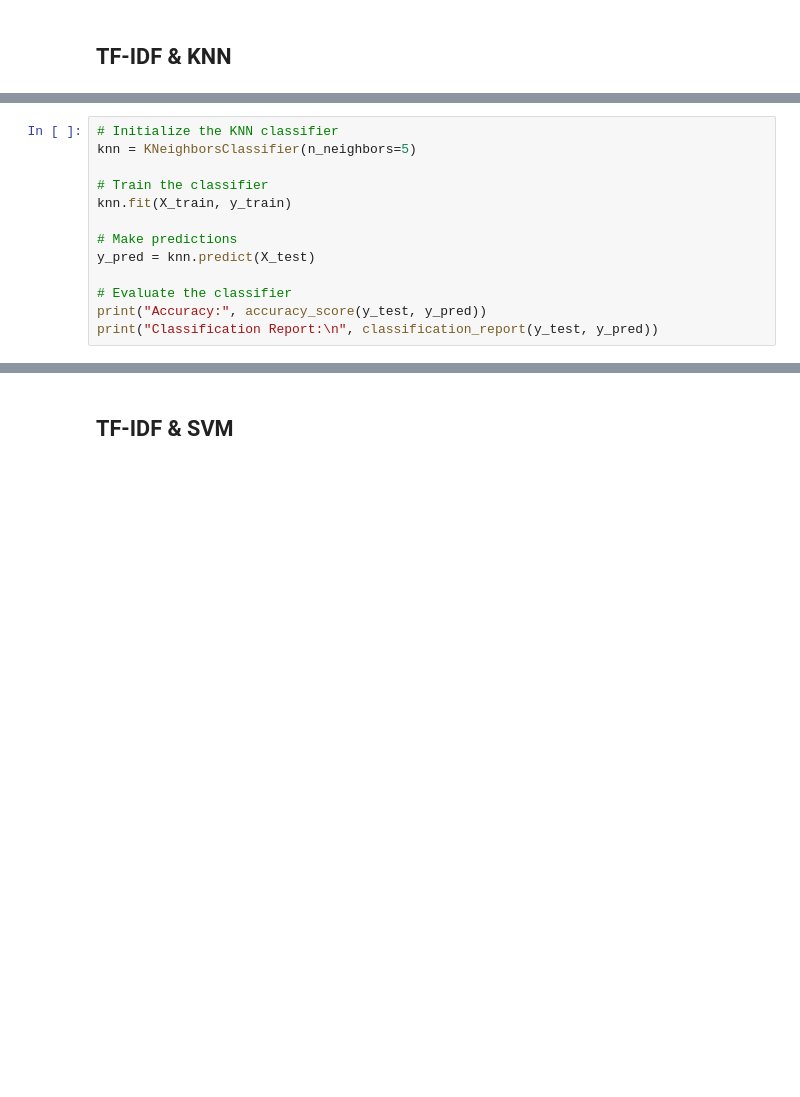
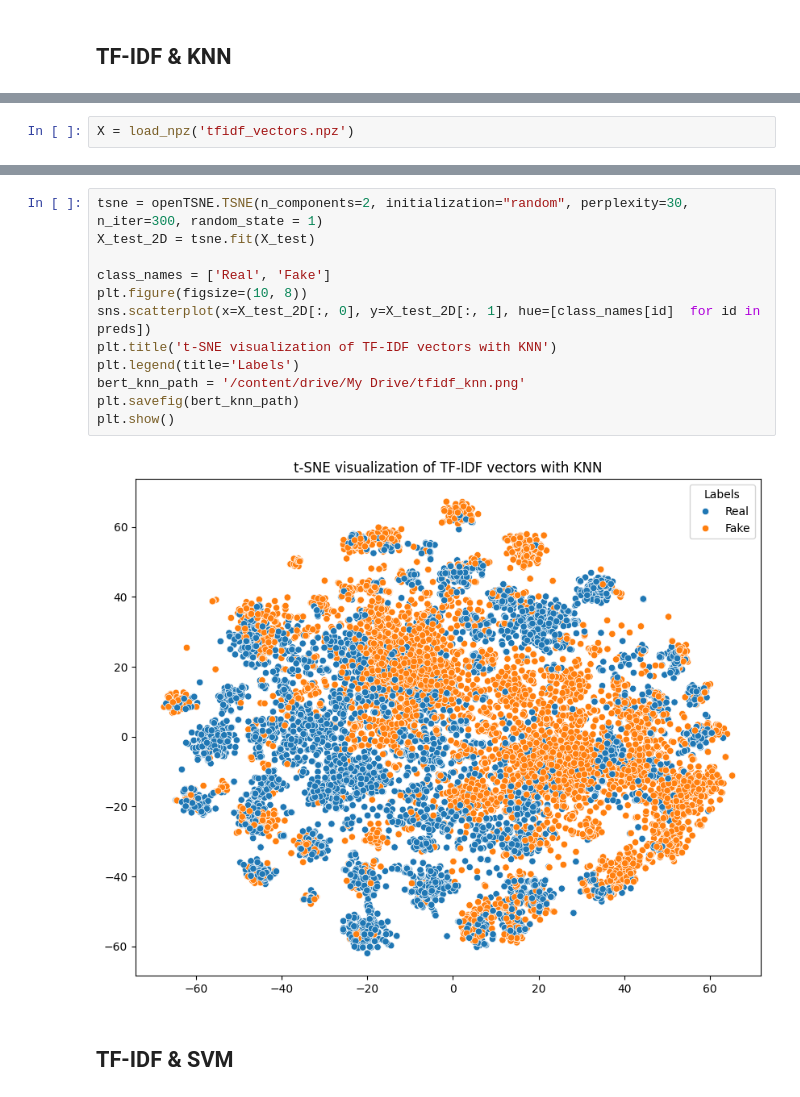
Before and after one commit to aylinkarapanar/fake_news, a Jupyter notebook: Final_Assignment.ipynb, the cells around one changed output, grey strips where cells are left out. Saved outputs shown, nothing was run; the diff lists cells and outputs as text; blank space fills up the shorter version.

```diff
--- a/Final_Assignment.ipynb
+++ b/Final_Assignment.ipynb
@@ -593,0 +617,2 @@ vectorizer_tfidf = TfidfVectorizer(ngram_range = (1,2), use_idf=True)
+# %%
+X = load_npz('tfidf_vectors.npz')
@@ -605,13 +655,0 @@ y_train
-# %%
-# Initialize the KNN classifier
-knn = KNeighborsClassifier(n_neighbors=5)
-
-# Train the classifier
-knn.fit(X_train, y_train)
-
-# Make predictions
-y_pred = knn.predict(X_test)
-
-# Evaluate the classifier
-print("Accuracy:", accuracy_score(y_test, y_pred))
-print("Classification Report:\n", classification_report(y_test, y_pred))
@@ -618,2 +753,16 @@ print("Classification Report:\n", classification_report(y_test, y_pred))
+# %%
+tsne = openTSNE.TSNE(n_components=2, initialization="random", perplexity=30, n_iter=300, random_state = 1)
+X_test_2D = tsne.fit(X_test)
+
+class_names = ['Real', 'Fake']
+plt.figure(figsize=(10, 8))
+sns.scatterplot(x=X_test_2D[:, 0], y=X_test_2D[:, 1], hue=[class_names[id]  for id in preds])
+plt.title('t-SNE visualization of TF-IDF vectors with KNN')
+plt.legend(title='Labels')
+bert_knn_path = '/content/drive/My Drive/tfidf_knn.png'
+plt.savefig(bert_knn_path)
+plt.show()
+# %% [output]
+[figure, added]
 # %% [markdown]
 ## TF-IDF & SVM
```
Also changed, not shown: parts of 32 cells of this notebook.
